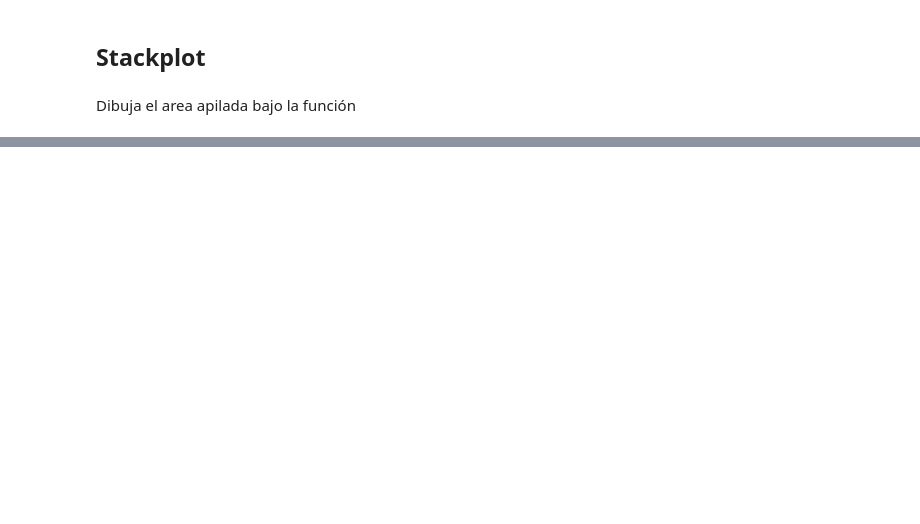
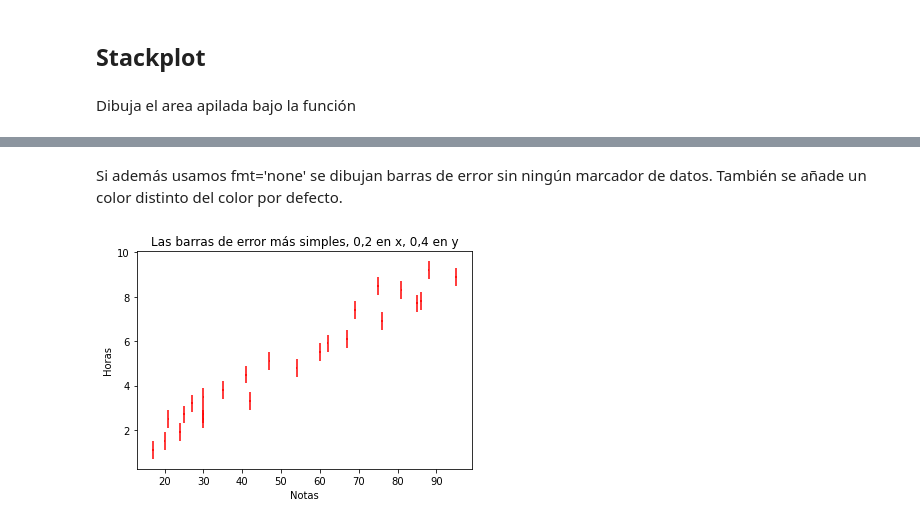
Before and after one commit to UAX-BigData-Grupo3/devPython-grupo3, a Jupyter notebook: matpotlib.ipynb, the cells around one changed output, grey strips where cells are left out. Drawn from its saved outputs; the diff is of its cells as text; code cells hidden in the pictures; blank space fills up the shorter version.

```diff
--- a/matpotlib.ipynb
+++ b/matpotlib.ipynb
@@ -176,0 +224,10 @@ Text(0, 0.5, 'Horas')
+# %% [markdown]
+Si además usamos fmt='none' se dibujan barras de error sin ningún marcador de datos. También se añade un color distinto del color por defecto.
+# %%
+plt.errorbar(x, y, xerr=0.2, yerr=0.4, fmt='none', color='red')
+plt.title("Las barras de error más simples, 0,2 en x, 0,4 en y")
+plt.xlabel('Notas') # Ponemos una etiqueta a la x
+plt.ylabel('Horas') # Ponemos una etiqueta a la y
+plt.show()
+# %% [output]
+[figure, added]
```
Also changed, not shown: parts of 44 cells of this notebook.
